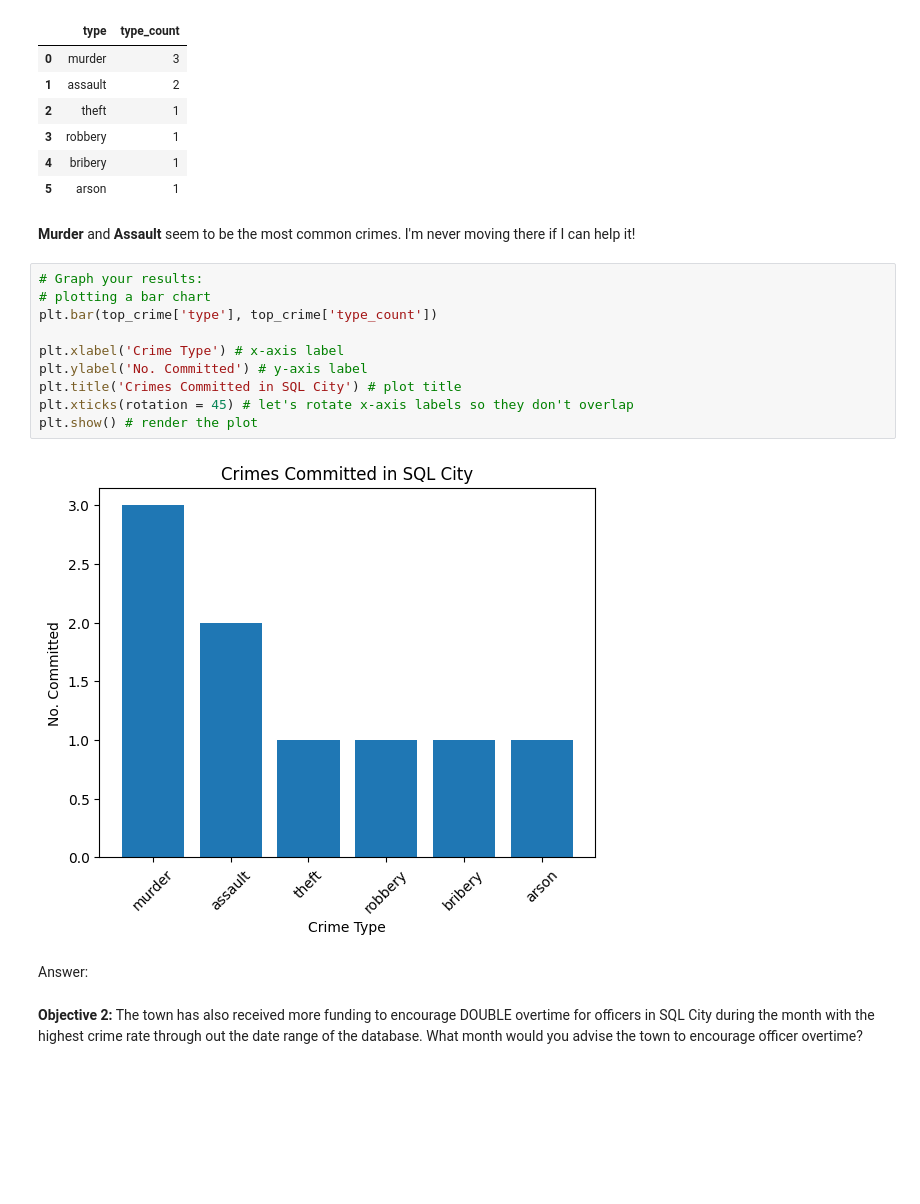
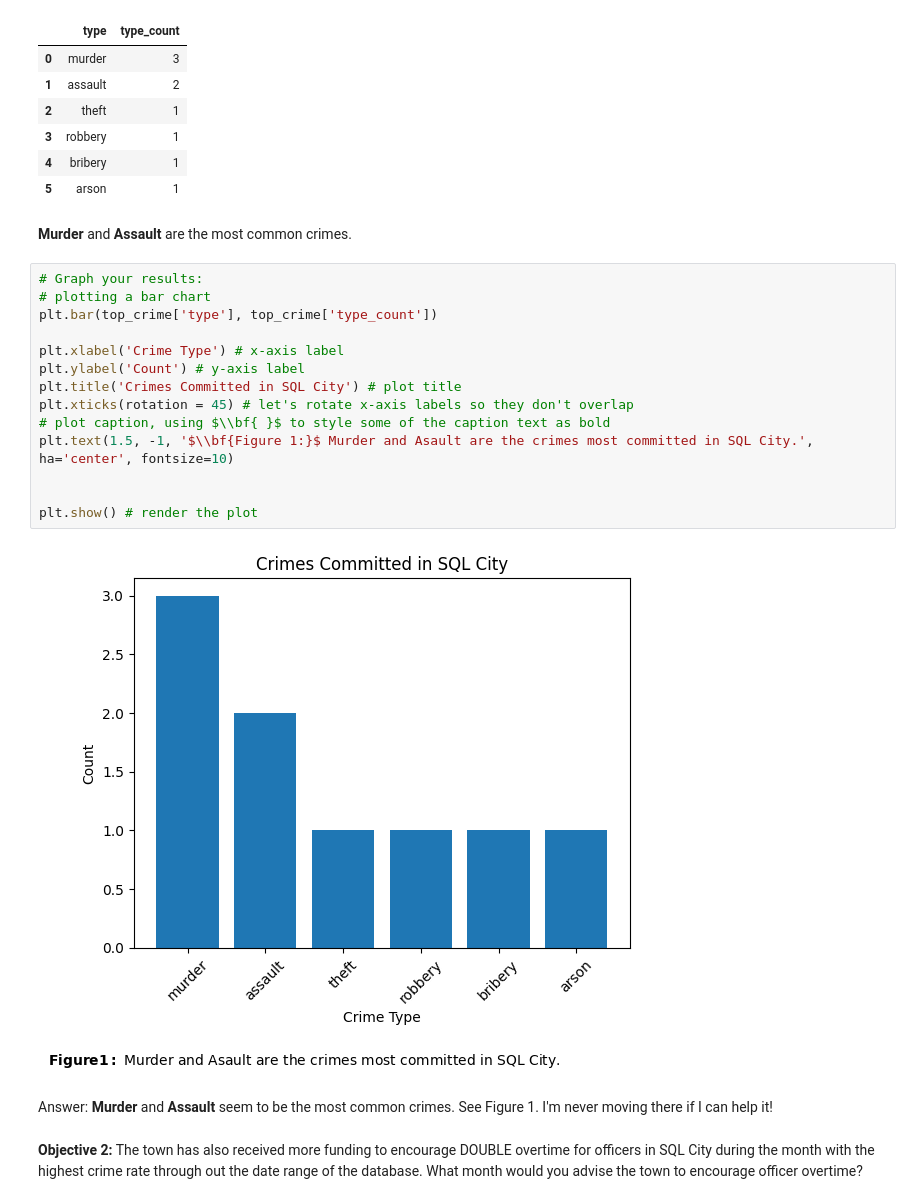
Before and after one commit to joedag32/DSSA-5102_Spring2025, a Jupyter notebook: Assignments/Assignment5_Dagostino.ipynb, the cells around one changed output. Cells and saved outputs as stored; diff of their text form; blank space fills up the shorter version.

Commit message:
added caption to chart

```diff
--- a/Assignments/Assignment5_Dagostino.ipynb
+++ b/Assignments/Assignment5_Dagostino.ipynb
@@ -275,21 +275,25 @@ top_crime
 | 4 | bribery | 1 |
 | 5 | arson | 1 |
 # %% [markdown]
-<b>Murder</b> and <b>Assault</b> seem to be the most common crimes. I'm never moving there if I can help it!
+<b>Murder</b> and <b>Assault</b> are the most common crimes.
 # %%
 # Graph your results:
 # plotting a bar chart
 plt.bar(top_crime['type'], top_crime['type_count'])
 
 plt.xlabel('Crime Type') # x-axis label
-plt.ylabel('No. Committed') # y-axis label
+plt.ylabel('Count') # y-axis label
 plt.title('Crimes Committed in SQL City') # plot title
 plt.xticks(rotation = 45) # let's rotate x-axis labels so they don't overlap
+# plot caption, using $\\bf{ }$ to style some of the caption text as bold
+plt.text(1.5, -1, '$\\bf{Figure 1:}$ Murder and Asault are the crimes most committed in SQL City.', ha='center', fontsize=10)
+
+
 plt.show() # render the plot
 # %% [output]
-[figure, old version]
+[figure, new version]
 # %% [markdown]
-Answer:
+ Answer: <b>Murder</b> and <b>Assault</b> seem to be the most common crimes. See Figure 1. I'm never moving there if I can help it!
 # %% [markdown]
 <b>Objective 2:</b> The town has also received more funding to encourage DOUBLE overtime for officers in SQL City during the month with the highest crime rate through out the date range of the database. What month would you advise the town to encourage officer overtime?
 # %%
```
